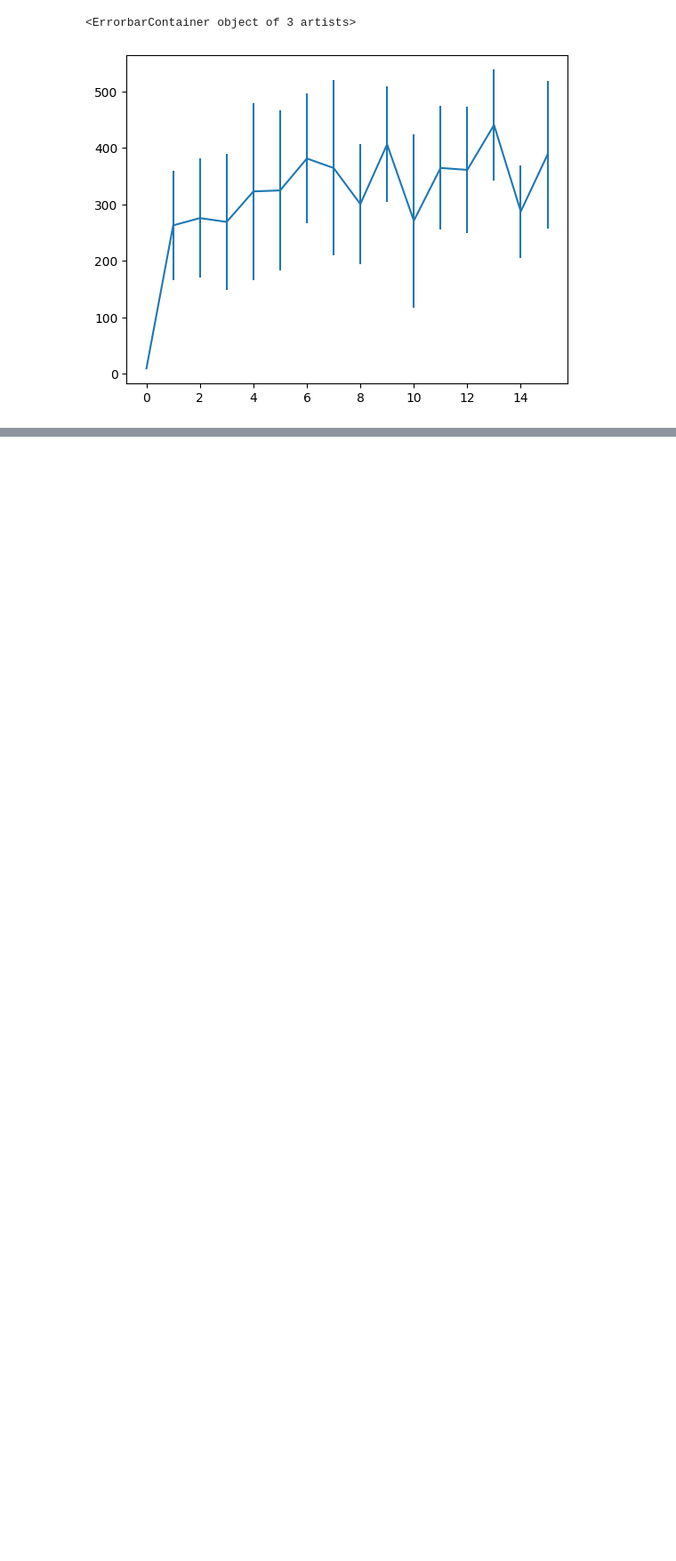
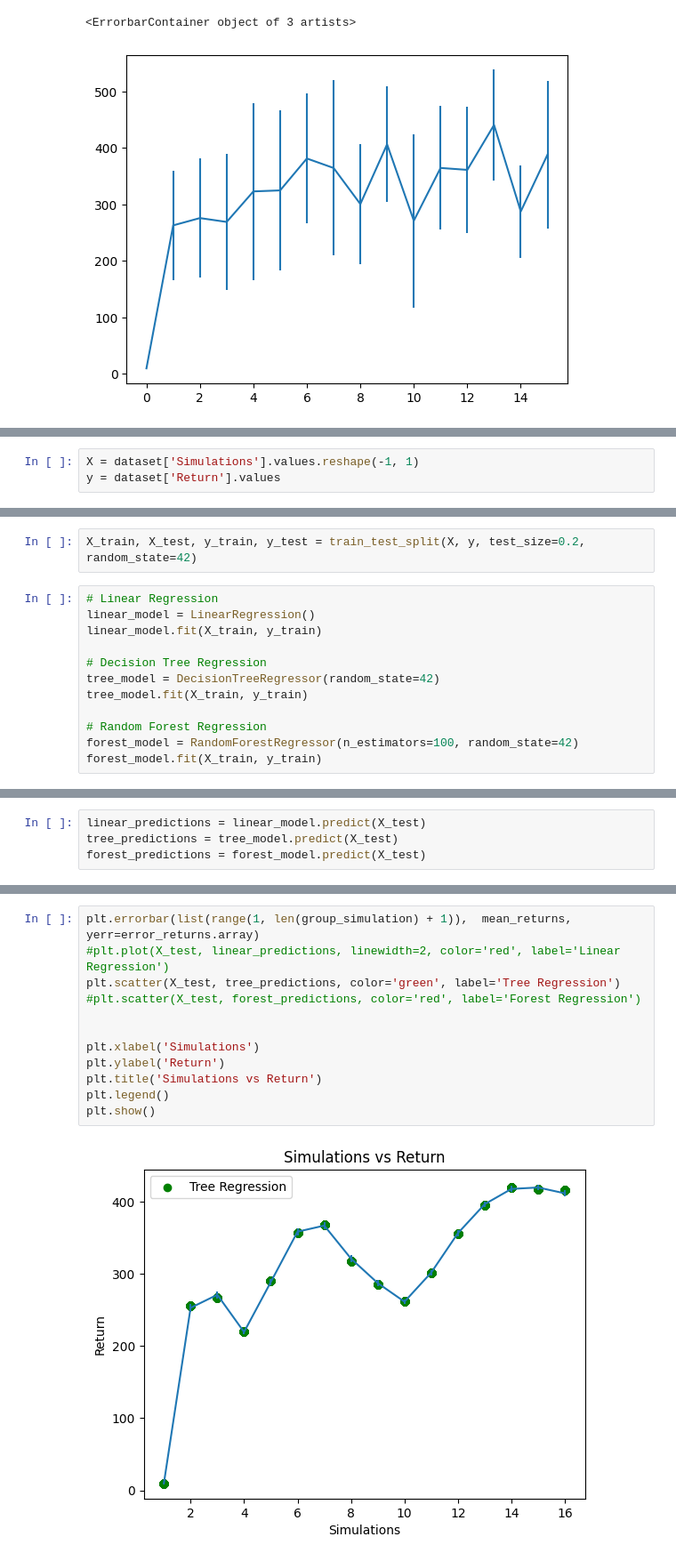
Before and after one commit to keremoner/MCTS-Time-Management, a Jupyter notebook: scripts/RunExperiments.ipynb, the cells around one changed output, grey strips where cells are left out. Shown at 89% size. Saved outputs shown, nothing was run; the diff lists cells and outputs as text; blank space fills up the shorter version.

```diff
--- a/scripts/RunExperiments.ipynb
+++ b/scripts/RunExperiments.ipynb
@@ -121,0 +128,3 @@ Length: 16, dtype: float64
+# %%
+X = dataset['Simulations'].values.reshape(-1, 1)
+y = dataset['Return'].values
@@ -121,0 +143,14 @@ Length: 16, dtype: float64
+# %%
+X_train, X_test, y_train, y_test = train_test_split(X, y, test_size=0.2, random_state=42)
+# %%
+# Linear Regression
+linear_model = LinearRegression()
+linear_model.fit(X_train, y_train)
+
+# Decision Tree Regression
+tree_model = DecisionTreeRegressor(random_state=42)
+tree_model.fit(X_train, y_train)
+
+# Random Forest Regression
+forest_model = RandomForestRegressor(n_estimators=100, random_state=42)
+forest_model.fit(X_train, y_train)
@@ -121,0 +159,4 @@ Length: 16, dtype: float64
+# %%
+linear_predictions = linear_model.predict(X_test)
+tree_predictions = tree_model.predict(X_test)
+forest_predictions = forest_model.predict(X_test)
@@ -121,0 +177,14 @@ Length: 16, dtype: float64
+# %%
+plt.errorbar(list(range(1, len(group_simulation) + 1)),  mean_returns, yerr=error_returns.array)
+#plt.plot(X_test, linear_predictions, linewidth=2, color='red', label='Linear Regression')
+plt.scatter(X_test, tree_predictions, color='green', label='Tree Regression')
+#plt.scatter(X_test, forest_predictions, color='red', label='Forest Regression')
+
+
+plt.xlabel('Simulations')
+plt.ylabel('Return')
+plt.title('Simulations vs Return')
+plt.legend()
+plt.show()
+# %% [output]
+[figure, added]
```
Also changed, not shown: parts of 8 cells of this notebook.
